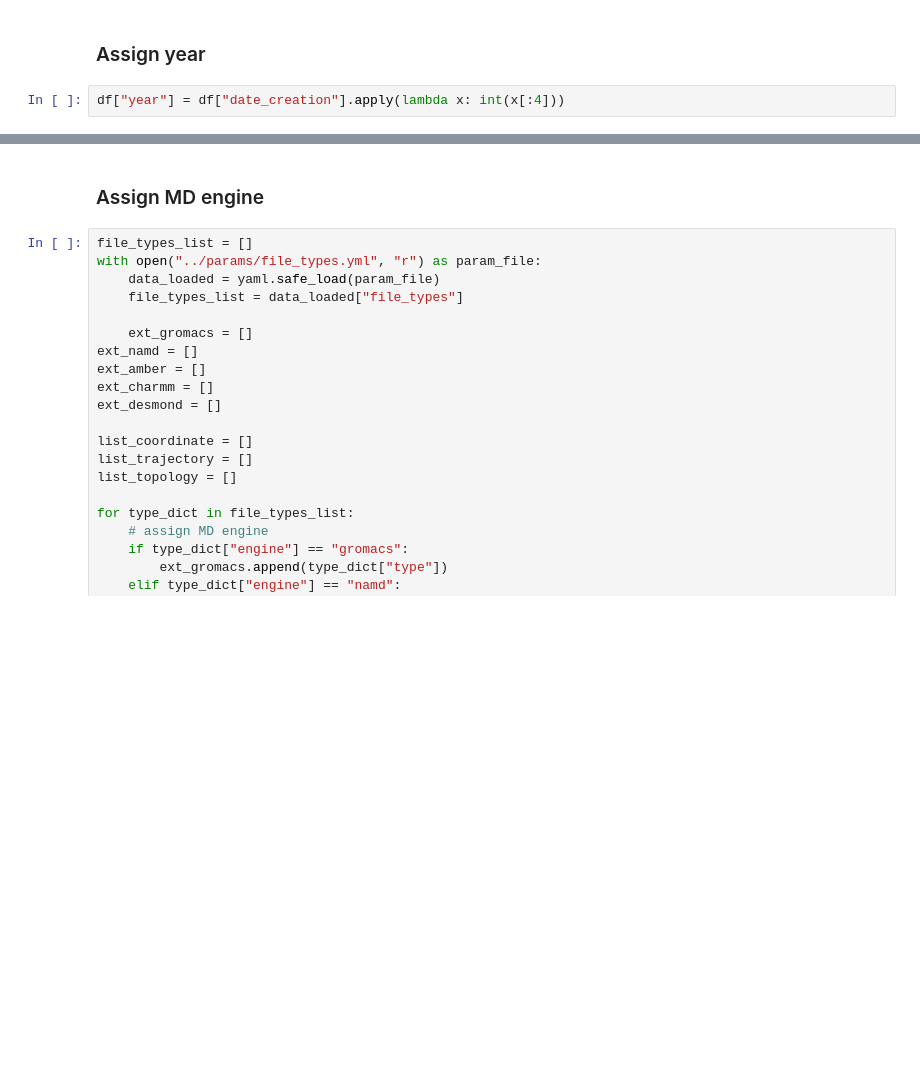
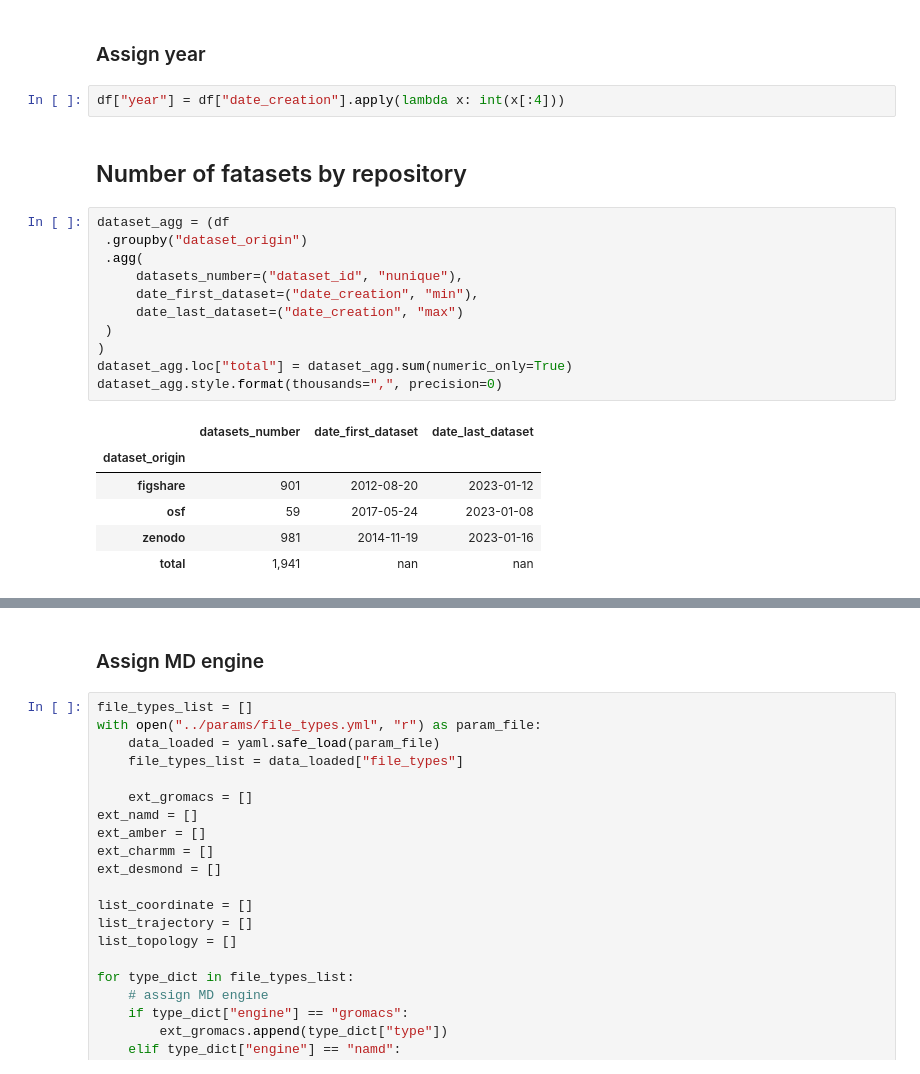
Before and after one commit to MDverse/mdda, a Jupyter notebook: notebooks/paper_numbers_figures.ipynb, the cells around one changed output, grey strips where cells are left out. Cells and saved outputs as stored; diff of their text form; blank space fills up the shorter version.

Commit message:
Update notebooks with main numbers

```diff
--- a/notebooks/paper_figures.ipynb
+++ b/notebooks/paper_numbers_figures.ipynb
@@ -55,3 +55,23 @@ Dimensions of the final dataframe: 238695 lines (files) x 18 columns
 ### Assign year
 # %%
 df["year"] = df["date_creation"].apply(lambda x: int(x[:4]))
+# %% [markdown]
+## Number of fatasets by repository
+# %%
+dataset_agg = (df
+ .groupby("dataset_origin")
+ .agg(
+     datasets_number=("dataset_id", "nunique"),
+     date_first_dataset=("date_creation", "min"),
+     date_last_dataset=("date_creation", "max")
+ )
+)
+dataset_agg.loc["total"] = dataset_agg.sum(numeric_only=True)
+dataset_agg.style.format(thousands=",", precision=0)
+# %% [output]
+|  | datasets_number | date_first_dataset | date_last_dataset |
+| dataset_origin |  |  |  |
+| figshare | 901 | 2012-08-20 | 2023-01-12 |
+| osf | 59 | 2017-05-24 | 2023-01-08 |
+| zenodo | 981 | 2014-11-19 | 2023-01-16 |
+| total | 1,941 | nan | nan |
```
Also changed, not shown: parts of 10 cells of this notebook.
